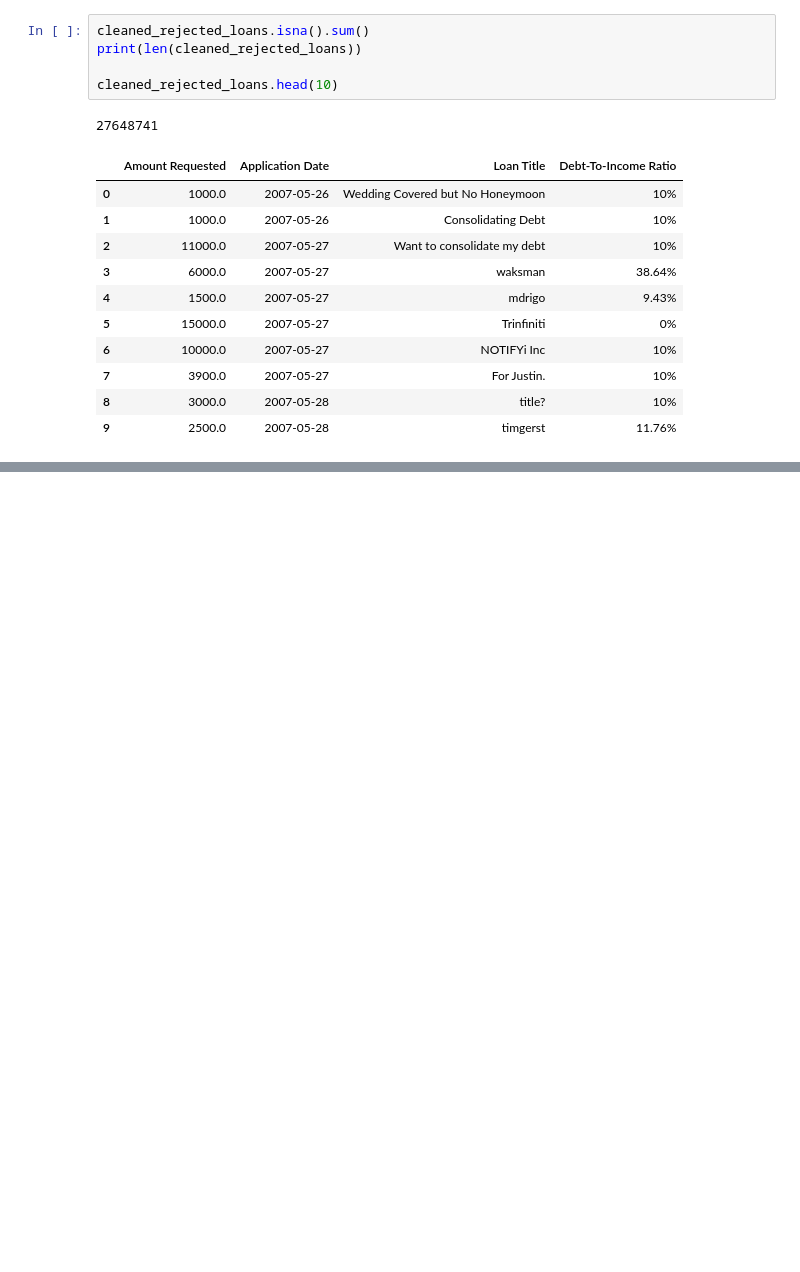
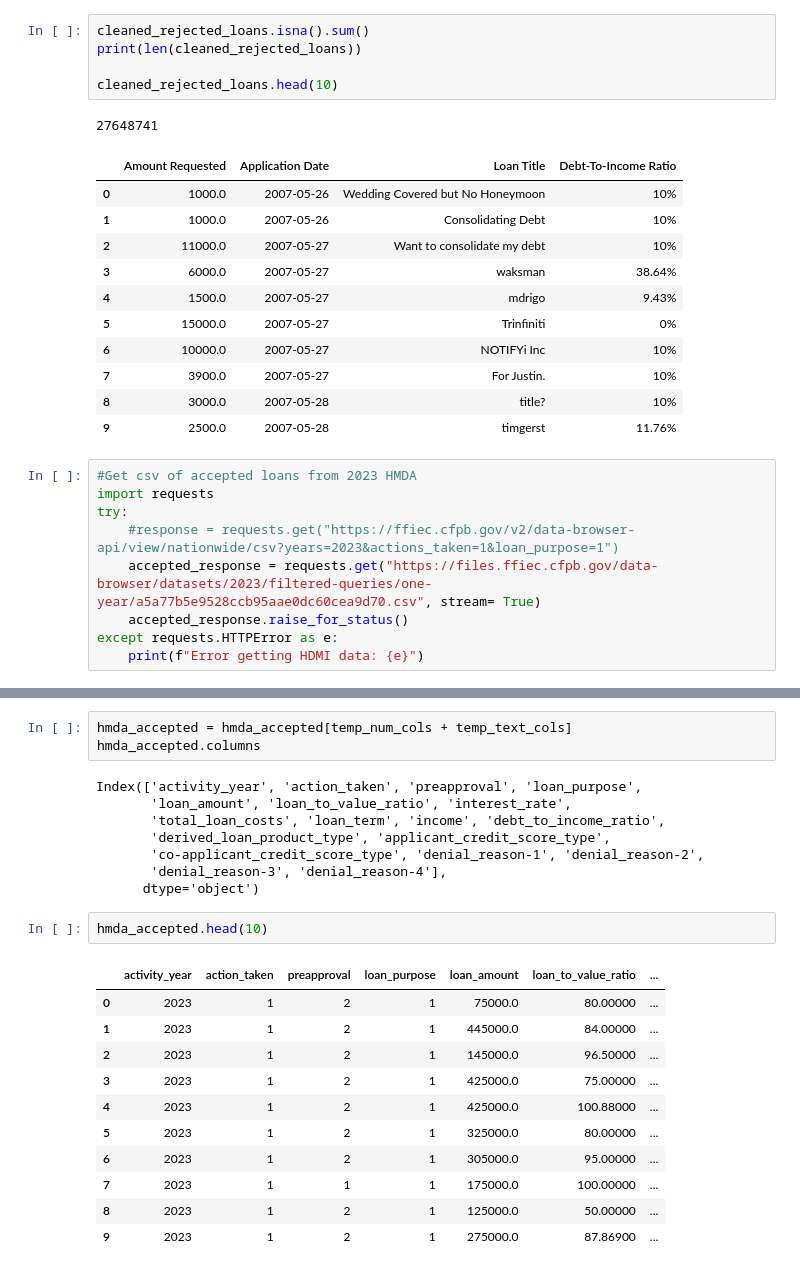
Before and after one commit to novoni01/credit-risk-assessment, a Jupyter notebook: ETL/CRA.ipynb, the cells around one changed output, grey strips where cells are left out. Saved outputs shown, nothing was run; the diff lists cells and outputs as text; blank space fills up the shorter version.

```diff
--- a/ETL/CRA.ipynb
+++ b/ETL/CRA.ipynb
@@ -311,3 +311,12 @@ cleaned_rejected_loans.head(10)
 | 7 | 3900.0 | 2007-05-27 | For Justin. | 10% |
 | 8 | 3000.0 | 2007-05-28 | title? | 10% |
 | 9 | 2500.0 | 2007-05-28 | timgerst | 11.76% |
+# %%
+#Get csv of accepted loans from 2023 HMDA
+import requests
+try:
+    #response = requests.get("https://ffiec.cfpb.gov/v2/data-browser-api/view/nationwide/csv?years=2023&actions_taken=1&loan_purpose=1")
+    accepted_response = requests.get("https://files.ffiec.cfpb.gov/data-browser/datasets/2023/filtered-queries/one-year/a5a77b5e9528ccb95aae0dc60cea9d70.csv", stream= True)
+    accepted_response.raise_for_status()
+except requests.HTTPError as e:
+    print(f"Error getting HDMI data: {e}")
@@ -313,0 +470,25 @@ cleaned_rejected_loans.head(10)
+# %%
+hmda_accepted = hmda_accepted[temp_num_cols + temp_text_cols]
+hmda_accepted.columns
+# %% [output]
+Index(['activity_year', 'action_taken', 'preapproval', 'loan_purpose',
+       'loan_amount', 'loan_to_value_ratio', 'interest_rate',
+       'total_loan_costs', 'loan_term', 'income', 'debt_to_income_ratio',
+       'derived_loan_product_type', 'applicant_credit_score_type',
+       'co-applicant_credit_score_type', 'denial_reason-1', 'denial_reason-2',
+       'denial_reason-3', 'denial_reason-4'],
+      dtype='object')
+# %%
+hmda_accepted.head(10)
+# %% [output]
+|  | activity_year | action_taken | preapproval | loan_purpose | loan_amount | loan_to_value_ratio | ... |
+| 0 | 2023 | 1 | 2 | 1 | 75000.0 | 80.00000 | ... |
+| 1 | 2023 | 1 | 2 | 1 | 445000.0 | 84.00000 | ... |
+| 2 | 2023 | 1 | 2 | 1 | 145000.0 | 96.50000 | ... |
+| 3 | 2023 | 1 | 2 | 1 | 425000.0 | 75.00000 | ... |
+| 4 | 2023 | 1 | 2 | 1 | 425000.0 | 100.88000 | ... |
+| 5 | 2023 | 1 | 2 | 1 | 325000.0 | 80.00000 | ... |
+| 6 | 2023 | 1 | 2 | 1 | 305000.0 | 95.00000 | ... |
+| 7 | 2023 | 1 | 1 | 1 | 175000.0 | 100.00000 | ... |
+| 8 | 2023 | 1 | 2 | 1 | 125000.0 | 50.00000 | ... |
+| 9 | 2023 | 1 | 2 | 1 | 275000.0 | 87.86900 | ... |
```
Also changed, not shown: parts of 33 cells of this notebook, 6 other files.
